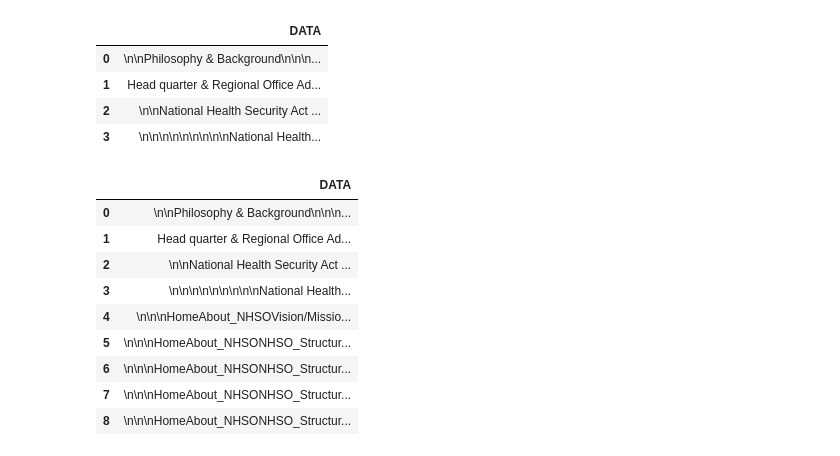
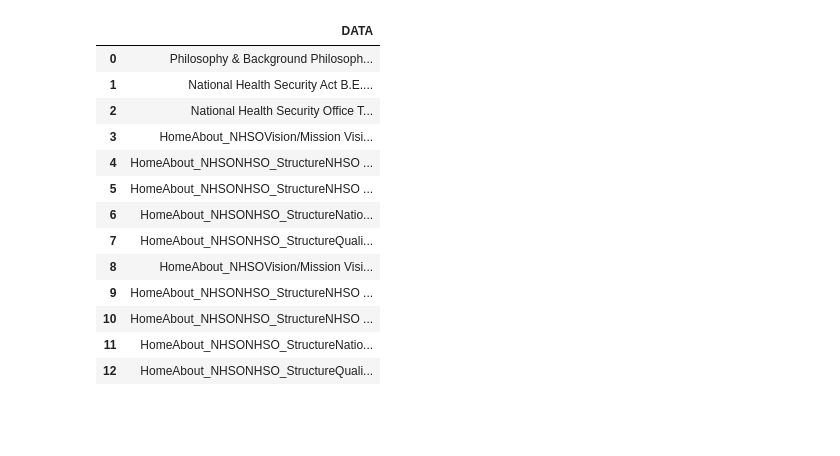
Before and after one commit to nhso/eng-nsho-scraping, a Jupyter notebook: สปสช_scraping.ipynb, the cells around one changed output. Saved outputs shown, nothing was run; the diff lists cells and outputs as text; code cells hidden in the pictures; blank space fills up the shorter version.

```diff
--- a/สปสช_scraping.ipynb
+++ b/สปสช_scraping.ipynb
@@ -39,4 +37,5 @@ df_new = new_urls['Raw'].str.split("'", expand=True)
 df_new.columns = ['Column1','URLs','Column1','Column1','Column1','Column1','Column1','Column1','Column1','Column1','Column1','Column1','Column1','Column1','Column1']
 columns_drop = ['Column1']
 news_urls = df_new.drop(columns_drop, axis=1)
-news_urls
+news_urls['URLs'] = news_urls['URLs'].str.replace('https://', 'http://', case=False)
+news_urls_list = news_urls['URLs'].tolist()
@@ -56,0 +42,11 @@ news_urls
+# %%
+news_data = []
+news_name = []
+
+for i in news_urls_list :
+  data = requests.get(i)
+  soup = BeautifulSoup(data.text)
+  for j in soup.find_all("div", {"class" : "post_desc"}) :
+    news_data.append(j.text)
+  for k in soup.find_all("div", {"class" : "title pt-40"}) :
+    news_name.append(k.text)
@@ -79,6 +94,11 @@ pdf_only_urls['URLs'] = 'http://eng.nhso.go.th' + pdf_only_urls['URLs']
 pdf_only_urls = pdf_only_urls.reset_index().drop(columns='index')
 pdftitle = table['Title']
 pdf_table = pd.concat([pdftitle, pdf_only_urls], axis=1)
+pdf_table = pdf_table.drop(pdf_table[pdf_table['URLs'] == 'http://eng.nhso.go.th/assets/portals/1/files/Thailand_UHC/64-2_P&amp;P_Book(Eng).pdf'].index)
+pdf_table = pdf_table.drop(pdf_table[pdf_table['URLs'] == 'http://eng.nhso.go.th/assets/portals/1/files/other/02 The  PD First Policy in Thailand.pdf'].index)
+pdf_table = pdf_table.drop(pdf_table[pdf_table['URLs'] == 'http://eng.nhso.go.th/assets/portals/1/files/other/01 Diffinition benefit of UHC  From Pragmatism to Sophistication .pdf'].index)
+pdf_table = pdf_table.drop(pdf_table[pdf_table['URLs'] == 'http://eng.nhso.go.thhttp://stream.nhso.go.th/wp-content/uploads/ebooks/NHSO_BP_Mag8/'].index)
+pdf_table = pdf_table.reset_index(drop=True)
 pdf_table
 # %% [output]
 |  | Title | URLs |
@@ -101,50 +158,43 @@ pdf_table
 # %%
-url = ["http://eng.nhso.go.th/view/1/Philosophy_Background/EN-US","http://eng.nhso.go.th/view/1/NHSO_Regional_Office/EN-US","http://eng.nhso.go.th/view/1/National_Health_Security_Act_B.E.2545/EN-US","http://eng.nhso.go.th/view/1/Contact_NHSO/EN-US"]
+url = ["http://eng.nhso.go.th/view/1/Philosophy_Background/EN-US", "http://eng.nhso.go.th/view/1/National_Health_Security_Act_B.E.2545/EN-US", "http://eng.nhso.go.th/view/1/Contact_NHSO/EN-US"]
 
 body = []
+title_t = []
 
 for i in url:
   data = requests.get(i)
   soup = BeautifulSoup(data.text,)
   for j in soup.find_all("div",{"id":"content-B"}) :
-    if "titel-head" in j.get("class" ,[]) :
-      continue
     body.append(j.text)
-
-table = pd.DataFrame(body)
-table.columns = ['DATA']
-
-table
+    title_t.append(j("h1", {"class":"title-head"}))
-# %% [output]
-|  | DATA |
-| 0 | \n\nPhilosophy & Background\n\n\n... |
-| 1 | Head quarter & Regional Office Ad... |
-| 2 | \n\nNational Health Security Act ... |
-| 3 | \n\n\n\n\n\n\n\n\nNational Health... |
 # %%
-url = ["http://eng.nhso.go.th/view/1/Vision_Mission/EN-US", "http://eng.nhso.go.th/view/1/NHSO_Board/EN-US", "http://eng.nhso.go.th/view/1/NHSO_Executive/EN-US",
-       "http://eng.nhso.go.th/view/1/NHSB/EN-US", "http://eng.nhso.go.th/view/1/QSC/EN-US"]
+url = ["http://eng.nhso.go.th/view/1/Vision_Mission/EN-US", "http://eng.nhso.go.th/view/1/NHSO_Board/EN-US", "http://eng.nhso.go.th/view/1/NHSO_Executive/EN-US", "http://eng.nhso.go.th/view/1/NHSB/EN-US", "http://eng.nhso.go.th/view/1/QSC/EN-US"]
 
 for i in url:
   data = requests.get(i)
   soup = BeautifulSoup(data.text,)
   for j in soup.find_all("div",{"id":"content-A"}) :
-    if "page-tree" in j.get("class" ,[]) :
-      continue
     body.append(j.text)
+    title_t.append(j("h1", {"class":"title-head"}))
 
-table = pd.DataFrame(body)
-table.columns = ['DATA']
+table_d = pd.DataFrame(body)
+table_d.columns = ['DATA']
 
-table
+table_d = table_d.replace(r'\n', ' ', regex=True)
+table_d = table_d.replace(r'\r', ' ', regex=True)
+table_d
 # %% [output]
 |  | DATA |
-| 0 | \n\nPhilosophy & Background\n\n\n... |
-| 1 | Head quarter & Regional Office Ad... |
-| 2 | \n\nNational Health Security Act ... |
-| 3 | \n\n\n\n\n\n\n\n\nNational Health... |
-| 4 | \n\n\nHomeAbout_NHSOVision/Missio... |
-| 5 | \n\n\nHomeAbout_NHSONHSO_Structur... |
-| 6 | \n\n\nHomeAbout_NHSONHSO_Structur... |
-| 7 | \n\n\nHomeAbout_NHSONHSO_Structur... |
-| 8 | \n\n\nHomeAbout_NHSONHSO_Structur... |
+| 0 | Philosophy & Background Philosoph... |
+| 1 | National Health Security Act B.E.... |
+| 2 | National Health Security Office T... |
+| 3 | HomeAbout_NHSOVision/Mission Visi... |
+| 4 | HomeAbout_NHSONHSO_StructureNHSO ... |
+| 5 | HomeAbout_NHSONHSO_StructureNHSO ... |
+| 6 | HomeAbout_NHSONHSO_StructureNatio... |
+| 7 | HomeAbout_NHSONHSO_StructureQuali... |
+| 8 | HomeAbout_NHSOVision/Mission Visi... |
+| 9 | HomeAbout_NHSONHSO_StructureNHSO ... |
+| 10 | HomeAbout_NHSONHSO_StructureNHSO ... |
+| 11 | HomeAbout_NHSONHSO_StructureNatio... |
+| 12 | HomeAbout_NHSONHSO_StructureQuali... |
```
Also changed, not shown: parts of 8 cells of this notebook, 4 other files.
